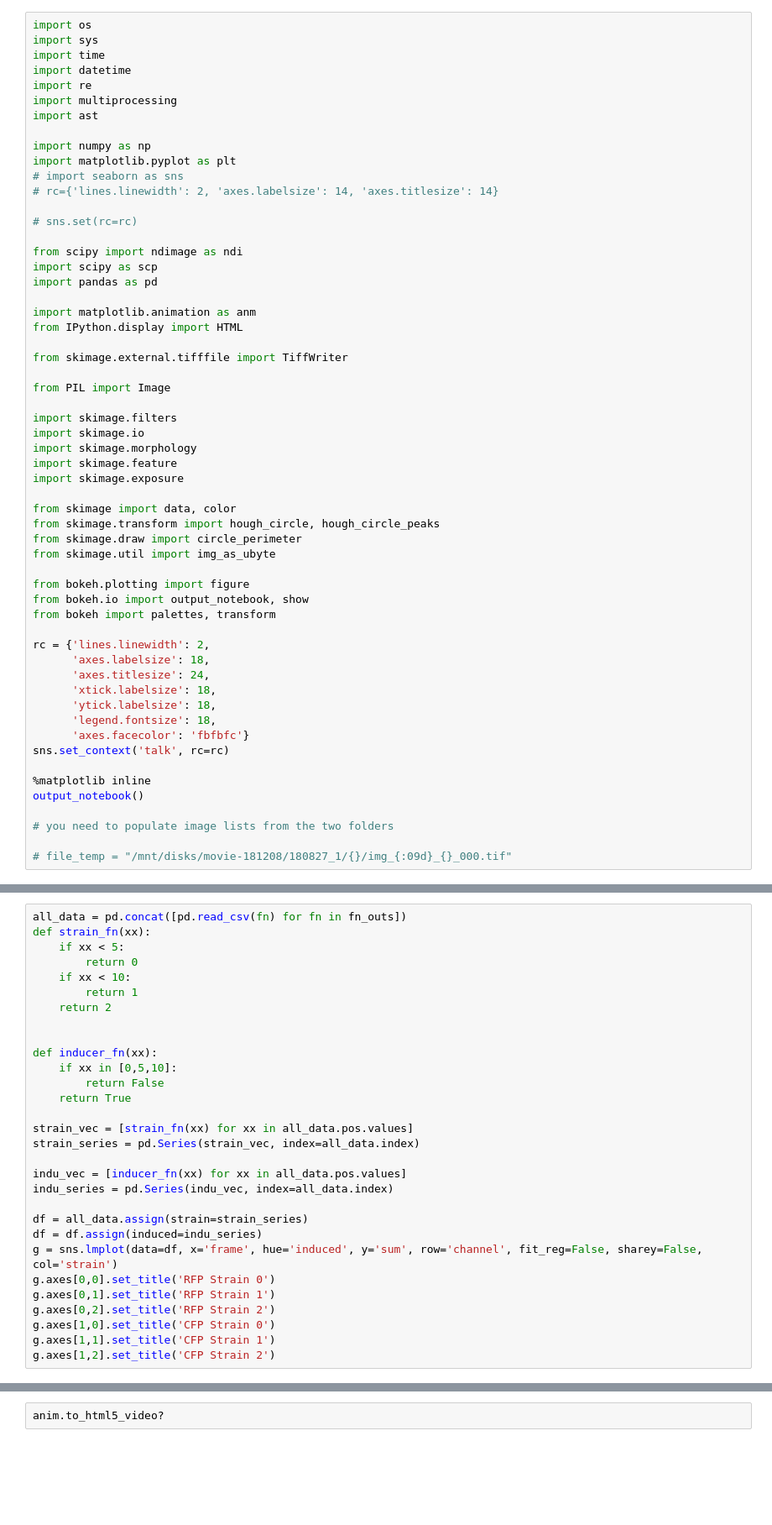
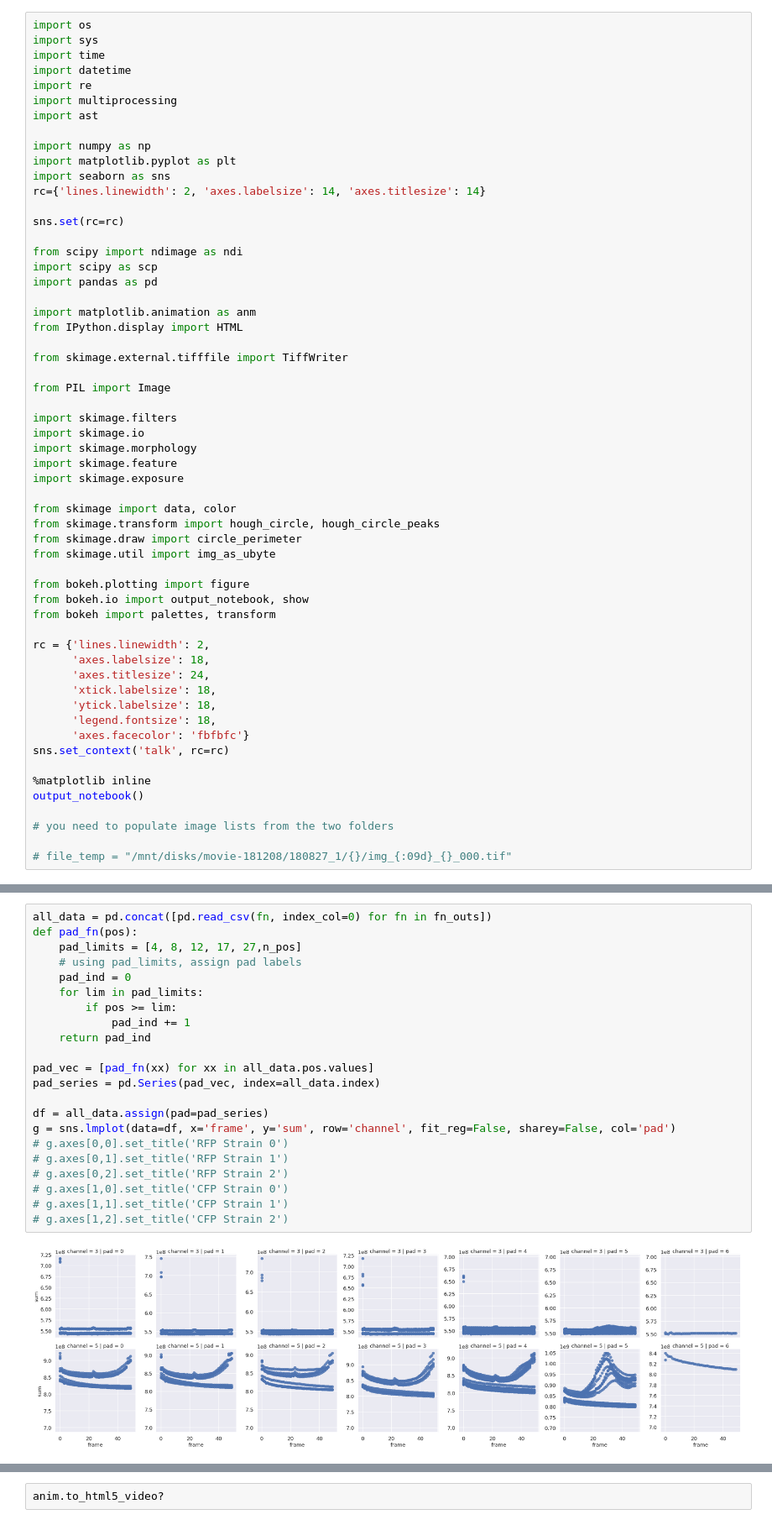
Before and after one commit to boospooky/microscope-movie-analysis, a Jupyter notebook: image_analysis.ipynb, the cells around one changed output, grey strips where cells are left out. Shown: that part at 84% size. Drawn from its saved outputs; the diff is of its cells as text; blank space fills up the shorter version.

Commit message:
updated up to summing each image

```diff
--- a/image_analysis.ipynb
+++ b/image_analysis.ipynb
@@ -9,10 +9,10 @@ import ast
 
 import numpy as np
 import matplotlib.pyplot as plt
-# import seaborn as sns
-# rc={'lines.linewidth': 2, 'axes.labelsize': 14, 'axes.titlesize': 14}
+import seaborn as sns
+rc={'lines.linewidth': 2, 'axes.labelsize': 14, 'axes.titlesize': 14}
 
-# sns.set(rc=rc)
+sns.set(rc=rc)
 
 from scipy import ndimage as ndi
 import scipy as scp
@@ -438,30 +415,24 @@ print("Done!")
 # %%
-all_data = pd.concat([pd.read_csv(fn) for fn in fn_outs])
-def strain_fn(xx):
-    if xx < 5:
-        return 0
-    if xx < 10:
-        return 1
-    return 2
+all_data = pd.concat([pd.read_csv(fn, index_col=0) for fn in fn_outs])
+def pad_fn(pos):
+    pad_limits = [4, 8, 12, 17, 27,n_pos]
+    # using pad_limits, assign pad labels
+    pad_ind = 0
+    for lim in pad_limits:
+        if pos >= lim:
+            pad_ind += 1
+    return pad_ind
 
+pad_vec = [pad_fn(xx) for xx in all_data.pos.values]
+pad_series = pd.Series(pad_vec, index=all_data.index)
 
-def inducer_fn(xx):
-    if xx in [0,5,10]:
-        return False
-    return True
-
-strain_vec = [strain_fn(xx) for xx in all_data.pos.values]
-strain_series = pd.Series(strain_vec, index=all_data.index)
-
-indu_vec = [inducer_fn(xx) for xx in all_data.pos.values]
-indu_series = pd.Series(indu_vec, index=all_data.index)
-
-df = all_data.assign(strain=strain_series)
-df = df.assign(induced=indu_series)
-g = sns.lmplot(data=df, x='frame', hue='induced', y='sum', row='channel', fit_reg=False, sharey=False, col='strain')
-g.axes[0,0].set_title('RFP Strain 0')
-g.axes[0,1].set_title('RFP Strain 1')
-g.axes[0,2].set_title('RFP Strain 2')
-g.axes[1,0].set_title('CFP Strain 0')
-g.axes[1,1].set_title('CFP Strain 1')
-g.axes[1,2].set_title('CFP Strain 2')
+df = all_data.assign(pad=pad_series)
+g = sns.lmplot(data=df, x='frame', y='sum', row='channel', fit_reg=False, sharey=False, col='pad')
+# g.axes[0,0].set_title('RFP Strain 0')
+# g.axes[0,1].set_title('RFP Strain 1')
+# g.axes[0,2].set_title('RFP Strain 2')
+# g.axes[1,0].set_title('CFP Strain 0')
+# g.axes[1,1].set_title('CFP Strain 1')
+# g.axes[1,2].set_title('CFP Strain 2')
+# %% [output]
+[figure, added]
```
Also changed, not shown: parts of 7 cells of this notebook.
